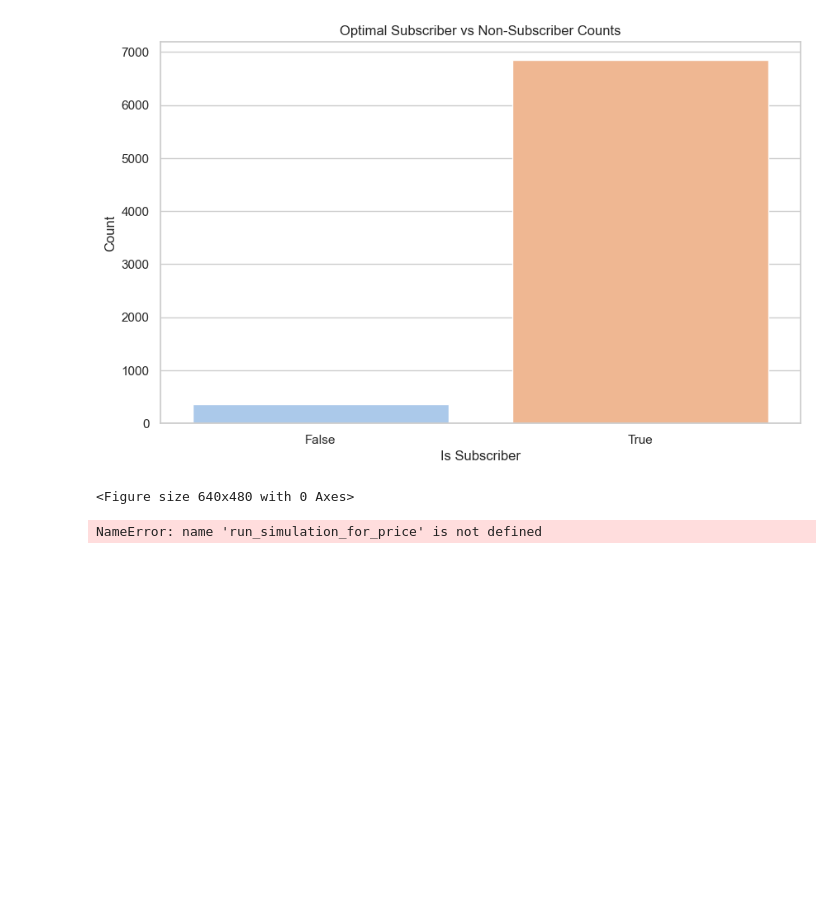
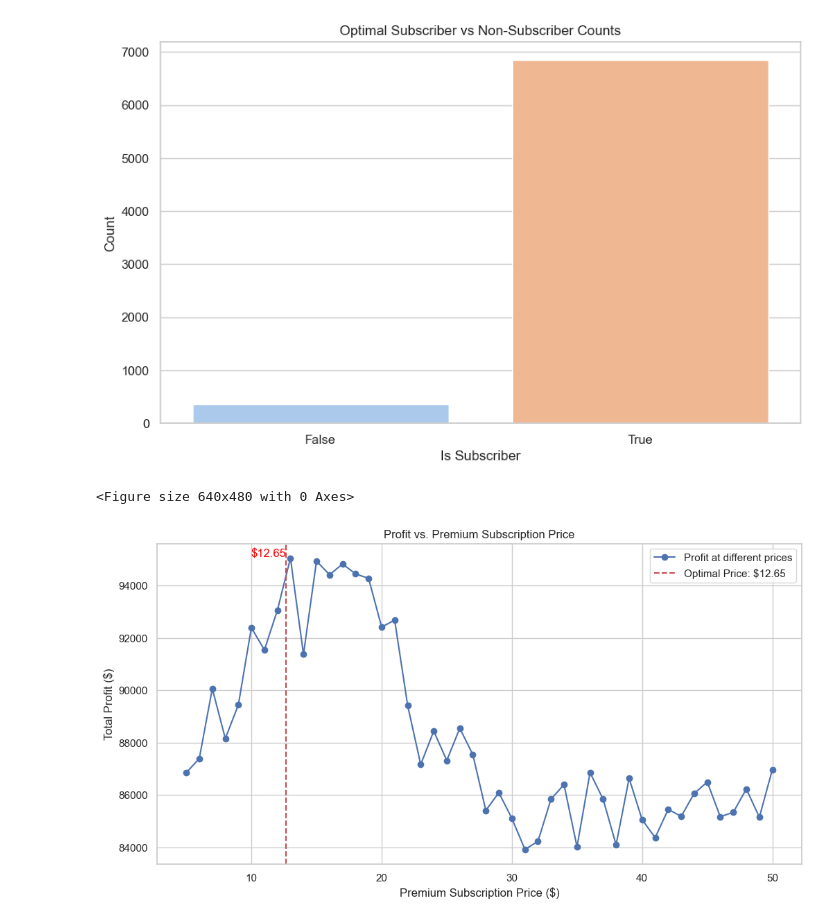
Before and after one commit to MichaelRocchio/MSDS_460, a Jupyter notebook: Term_Assignment/term_assign.ipynb, the cells around one changed output. Drawn from its saved outputs; the diff is of its cells as text; code cells hidden in the pictures; blank space fills up the shorter version.

```diff
--- a/Term_Assignment/term_assign.ipynb
+++ b/Term_Assignment/term_assign.ipynb
@@ -471,17 +471,17 @@ plt.savefig('graphs/subscriber.png')
 # %%
 import matplotlib.pyplot as plt
 optimal_price_index = optimal_price0
-optimal_price = prices[optimal_price_index]
+optimal_price = 12.65
 
 plt.figure(figsize=(12, 6))
 plt.plot(sim_df1['price'], sim_df1['profit'], marker='o', color='b', label='Profit at different prices')
 plt.axvline(x=optimal_price, color='r', linestyle='--', label=f'Optimal Price: ${optimal_price}')
 plt.text(optimal_price, max(profits), f'${optimal_price}', color='red', ha='right')
 plt.xlabel('Premium Subscription Price ($)')
 plt.ylabel('Total Profit ($)')
 plt.title('Profit vs. Premium Subscription Price')
 plt.legend()
 plt.show()
 plt.savefig('graphs/optimization.png')
 # %% [output]
-NameError: name 'run_simulation_for_price' is not defined
+[figure, added]
```
